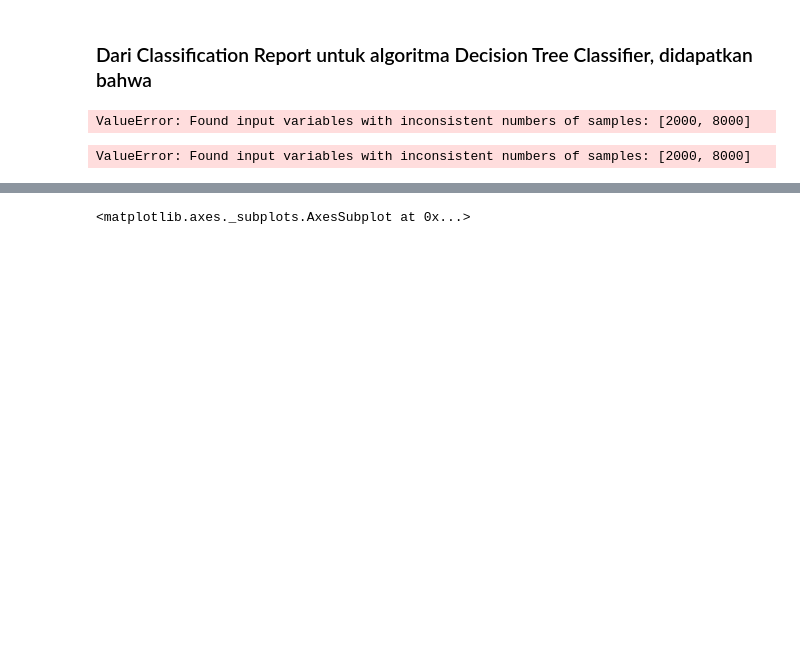
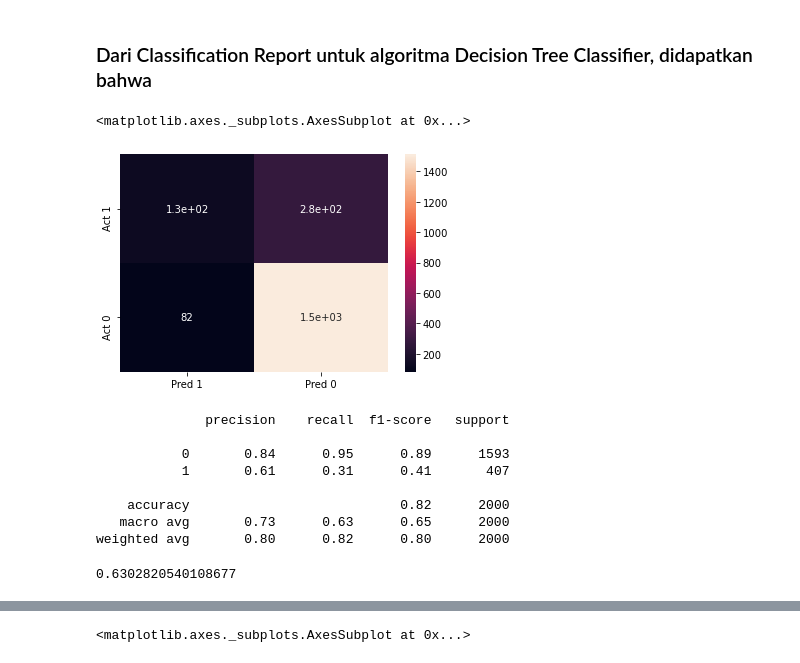
Before and after one commit to bram1278/bank-Machine-Learning-Project, a Jupyter notebook: bank-Machine-Learning-Project.ipynb, the cells around one changed output, grey strips where cells are left out. Drawn from its saved outputs; the diff is of its cells as text; code cells hidden in the pictures; blank space fills up the shorter version.

```diff
--- a/bank-Machine-Learning-Project.ipynb
+++ b/bank-Machine-Learning-Project.ipynb
@@ -730,16 +887,24 @@ weighted avg       0.79      0.82      0.79      2000
 # %% [markdown]
 ### Dari Classification Report untuk algoritma Decision Tree Classifier, didapatkan bahwa
 # %%
-y_predDT_scaled1 = model_tuning_scaledDT.predict(X_train_scaled1)
+y_predDT2 = model_tuning_scaledDT.predict(X_test_scaled1)
 # %%
-cm = confusion_matrix(y_test, y_predDT_scaled1, labels=[1, 0])
+cm = confusion_matrix(y_test, y_predDT2, labels=[1, 0])
 df = pd.DataFrame(cm,
                  columns=['Pred 1', 'Pred 0'],
                  index = ['Act 1', 'Act 0'])
 sns.heatmap(df, annot=True)
 # %% [output]
-ValueError: Found input variables with inconsistent numbers of samples: [2000, 8000]
+<matplotlib.axes._subplots.AxesSubplot at 0x...>
+[figure, added]
 # %%
-print(classification_report(y_test, y_predDT_scaled1))
+print(classification_report(y_test, y_predDT2))
 # %% [output]
-ValueError: Found input variables with inconsistent numbers of samples: [2000, 8000]
+              precision    recall  f1-score   support
+
+           0       0.84      0.95      0.89      1593
+           1       0.61      0.31      0.41       407
+
+    accuracy                           0.82      2000
+   macro avg       0.73      0.63      0.65      2000
+weighted avg       0.80      0.82      0.80      2000
@@ -747,0 +911,4 @@ y_predDT_scaled2 = model_tuning.predict(X_train_scaled2)
+# %%
+roc_auc_score(y_test, y_predDT2)
+# %% [output]
+0.6302820540108677
```
Also changed, not shown: parts of 81 cells of this notebook.
